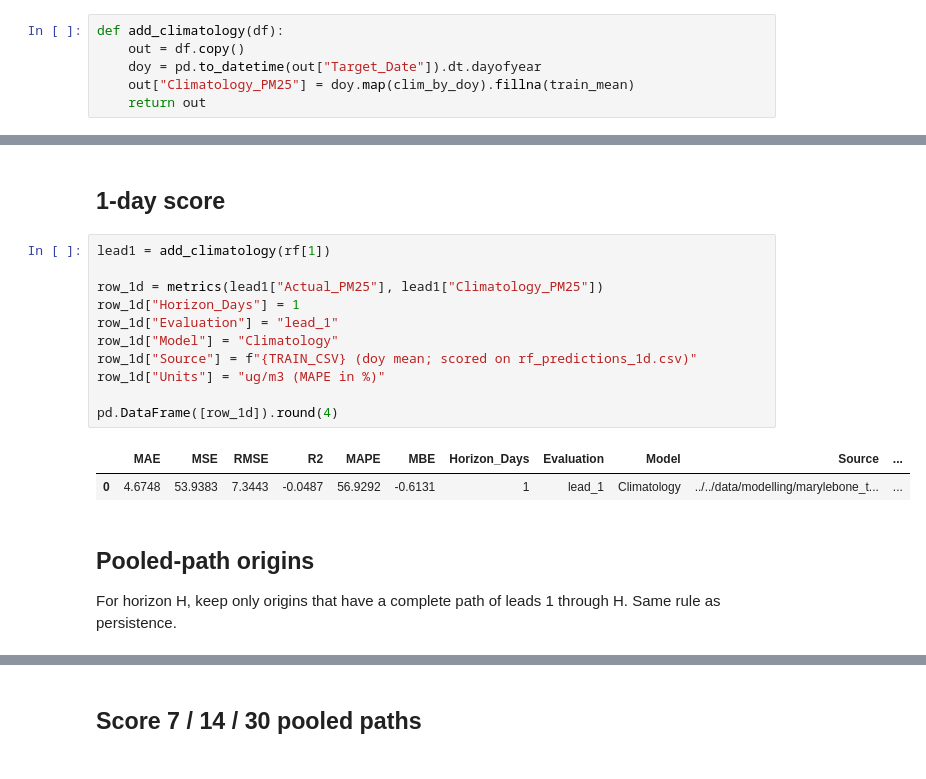
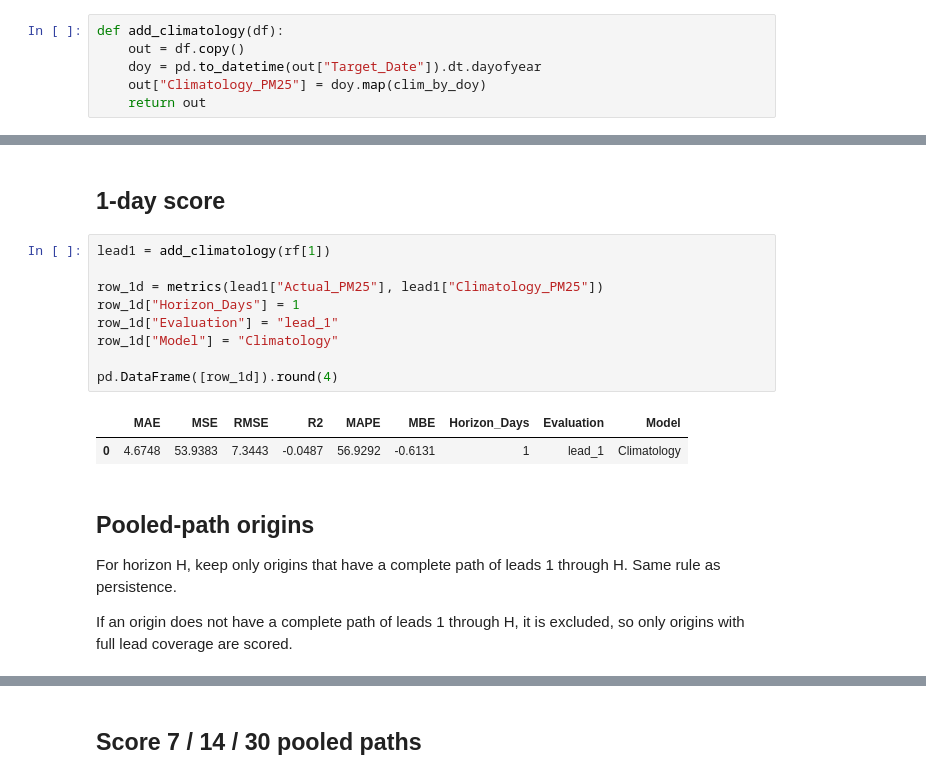
Before and after one commit to Masters-Paper-Forecasting/code, a Jupyter notebook: notebooks/models/climatology_baseline.ipynb, the cells around one changed output, grey strips where cells are left out. Saved outputs shown, nothing was run; the diff lists cells and outputs as text.

```diff
--- a/notebooks/models/climatology_baseline.ipynb
+++ b/notebooks/models/climatology_baseline.ipynb
@@ -87,7 +84,7 @@ Look up the training mean for the *target* date's day of year.
 def add_climatology(df):
     out = df.copy()
     doy = pd.to_datetime(out["Target_Date"]).dt.dayofyear
-    out["Climatology_PM25"] = doy.map(clim_by_doy).fillna(train_mean)
+    out["Climatology_PM25"] = doy.map(clim_by_doy)
     return out
 # %% [markdown]
 ## Load Random Forest prediction files
@@ -119,20 +116,20 @@ leads loaded: [1, 2, 3, 4, 5, 6, 7, 8, 9, 10, 11, 12, 13, 14, 15, 16, 17, 18, 19
 # %%
 lead1 = add_climatology(rf[1])
 
 row_1d = metrics(lead1["Actual_PM25"], lead1["Climatology_PM25"])
 row_1d["Horizon_Days"] = 1
 row_1d["Evaluation"] = "lead_1"
 row_1d["Model"] = "Climatology"
-row_1d["Source"] = f"{TRAIN_CSV} (doy mean; scored on rf_predictions_1d.csv)"
-row_1d["Units"] = "ug/m3 (MAPE in %)"
 
 pd.DataFrame([row_1d]).round(4)
 # %% [output]
-|  | MAE | MSE | RMSE | R2 | MAPE | MBE | Horizon_Days | Evaluation | Model | Source | ... |
-| 0 | 4.6748 | 53.9383 | 7.3443 | -0.0487 | 56.9292 | -0.6131 | 1 | lead_1 | Climatology | ../../data/modelling/marylebone_t... | ... |
+|  | MAE | MSE | RMSE | R2 | MAPE | MBE | Horizon_Days | Evaluation | Model |
+| 0 | 4.6748 | 53.9383 | 7.3443 | -0.0487 | 56.9292 | -0.6131 | 1 | lead_1 | Climatology |
 # %% [markdown]
 ## Pooled-path origins
 
 For horizon H, keep only origins that have a complete path of leads 1 through H. Same rule as persistence.
+
+If an origin does not have a complete path of leads 1 through H, it is excluded, so only origins with full lead coverage are scored.
 # %%
 def common_origins(H):
```
Also changed, not shown: parts of 9 cells of this notebook, 2 other files.
